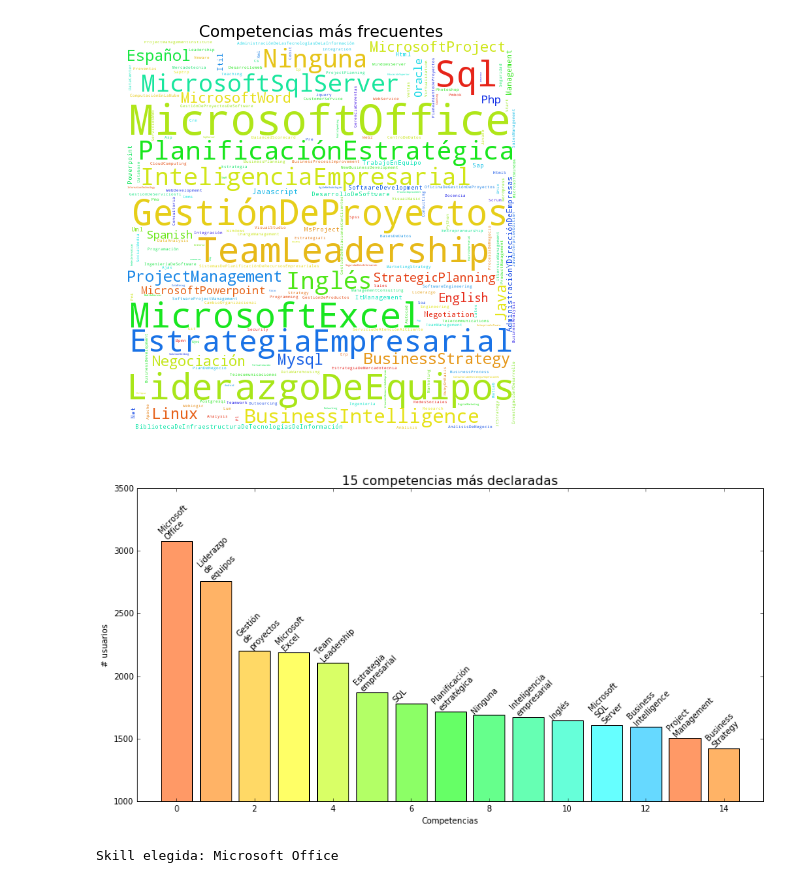
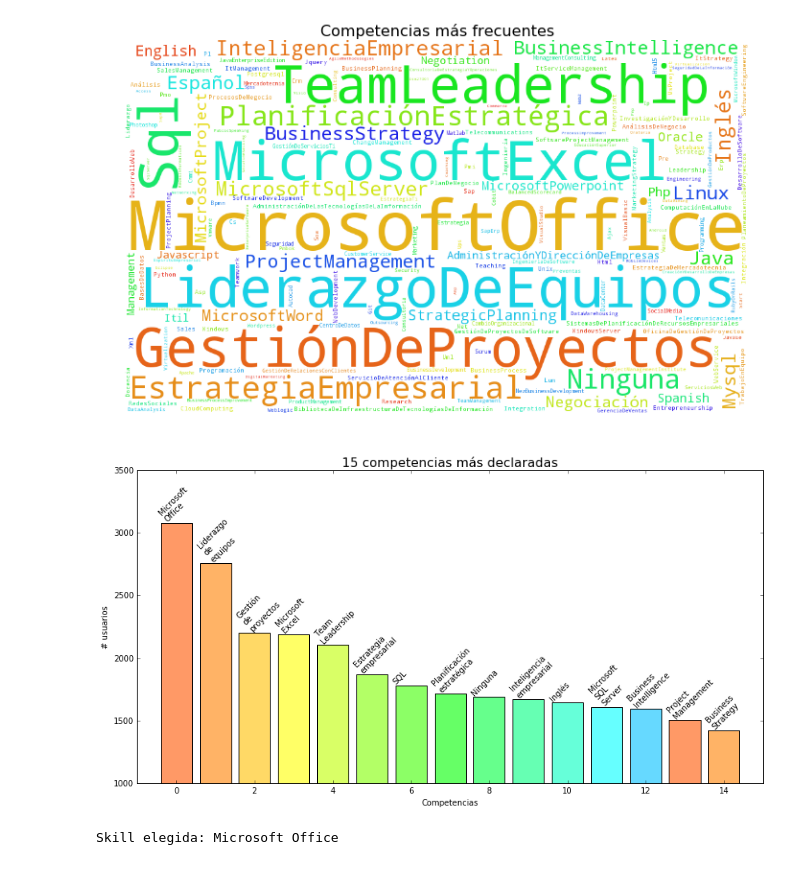
Before and after one commit to asazo/ML, a Jupyter notebook: tarea2/tarea2 - pregunta 3.ipynb, the cells around one changed output. Drawn from its saved outputs; the diff is of its cells as text; code cells hidden in the pictures.

```diff
--- a/tarea2/tarea2 - pregunta 3.ipynb
+++ b/tarea2/tarea2 - pregunta 3.ipynb
@@ -52,41 +76,42 @@ Matriz generada de tamaño (3250, 14544)
 # %%
 %matplotlib inline
-# Graficar data: wordcloud y top 10
+
+# Graficar data: Nube de palabras y top n skills más frecuentes
 # Requiere la herramienta word_cloud disponible desde https://github.com/amueller/word_cloud
 from wordcloud import WordCloud
 import matplotlib.pyplot as plt
 
-# Preprocesar skills para mostrarlas
+# Preprocesar skills para mostrarlas a partir de labels
 text = " ".join([labels[i].title().replace(" ", "") for i in cols])
 # Generar wordcloud
-wordcloud = WordCloud(width=600, height=600, background_color="white",
+wordcloud = WordCloud(width=1000, height=600, background_color="white",
                       relative_scaling=0.1, prefer_horizontal=0.7).generate(text)
-plt.figure(figsize=(7,7))
+plt.figure(figsize=(14,7))
 plt.title(u"Competencias más frecuentes", fontsize=16)
 plt.imshow(wordcloud)
 plt.axis("off")
 plt.show()
 
 # Contar frecuencia de skills y ordenar decreciente
 nmax = 15
 freq = np.bincount(cols)
 s = np.argsort(freq)[::-1]
 freq = freq[s]
 plotlabels = np.array(labels)[s]
 plotlabels = [label.replace(" ", "\n") for label in plotlabels]
 colors = ['#ff9966','#ffb366','#ffd966','#ffff66','#d9ff66','#b3ff66','#8cff66','#66ff66','#66ff8c','#66ffb3', '#66ffd9', '#66ffff', '#66d9ff']
 plt.figure(figsize=(14,7))
 plt.title(str(nmax)+u' competencias más declaradas', fontsize=16)
 rect = plt.bar(np.arange(nmax), freq[0:nmax], bottom=0, align="center", color=colors)
 for i in range(nmax):
     plt.text(i-0.5, freq[i] , plotlabels[i], rotation=45, ha='left', va='bottom')
 plt.ylabel("# usuarios")
 plt.xlabel("Competencias")
 plt.ylim([1000, 3500])
 plt.xlim([-1,nmax])
 plt.show()
 # %% [output]
-[figure, old version]
+[figure, new version]
 [figure]
 # %%
 # Generar para una skill en especifico el training test y el testing set
```
Also changed, not shown: parts of 7 cells of this notebook.
